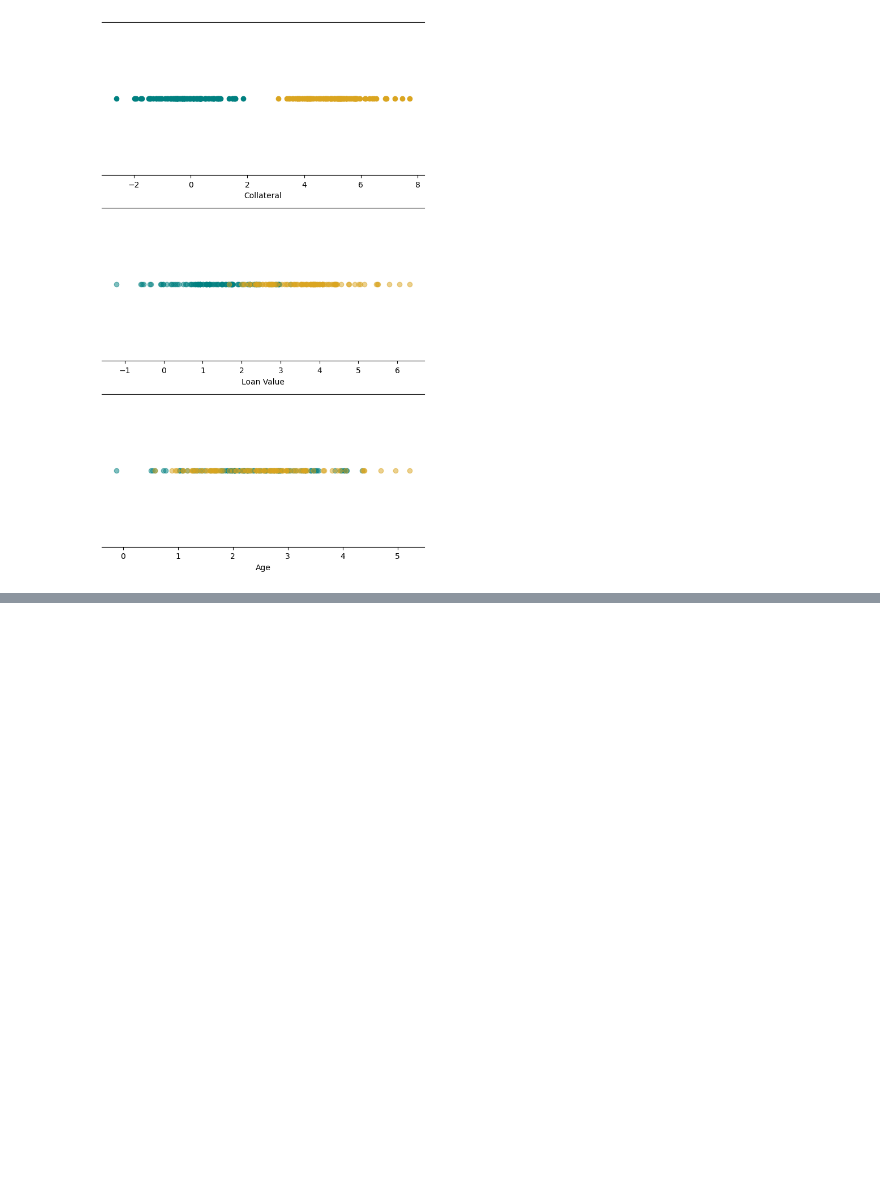
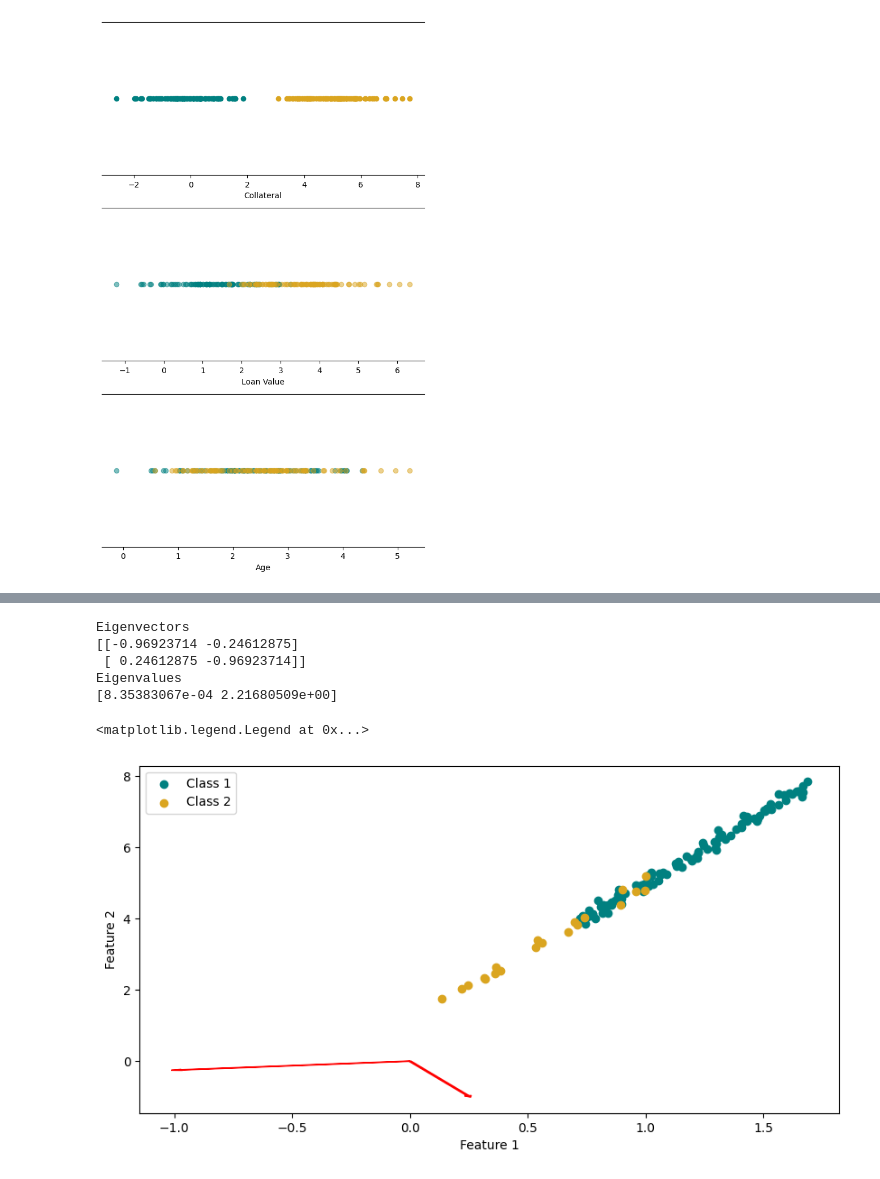
Before and after one commit to alrzJml/credit_presentation, a Jupyter notebook: d3/01_scatter.ipynb, the cells around one changed output, grey strips where cells are left out. Saved outputs shown, nothing was run; the diff lists cells and outputs as text; code cells hidden in the pictures; blank space fills up the shorter version.

```diff
--- a/d3/01_scatter.ipynb
+++ b/d3/01_scatter.ipynb
@@ -412,0 +485,26 @@ plt.show()
+# %%
+# find eigen values and eigen vectors
+eig_vals, eig_vecs = np.linalg.eig(cov_mat)
+# %%
+print('Eigenvectors \n%s' %eig_vecs)
+
+print('Eigenvalues \n%s' %eig_vals)
+# %% [output]
+Eigenvectors
+[[-0.96923714 -0.24612875]
+ [ 0.24612875 -0.96923714]]
+Eigenvalues
+[8.35383067e-04 2.21680509e+00]
+# %%
+# plot eigen vectors
+plt.figure(figsize=(10, 5))
+plt.scatter(class_1_data[:, 0], class_1_data[:, 1], c='teal', label='Class 1')
+plt.scatter(class_2_data[:, 0], class_2_data[:, 1], c='goldenrod', label='Class 2')
+plt.xlabel('Feature 1')
+plt.ylabel('Feature 2')
+plt.arrow(0, 0, eig_vecs[0, 0], eig_vecs[0, 1], color='red', width=0.01)
+plt.arrow(0, 0, eig_vecs[1, 0], eig_vecs[1, 1], color='red', width=0.01)
+plt.legend()
+# %% [output]
+<matplotlib.legend.Legend at 0x...>
+[figure, added]
```
Also changed, not shown: parts of 7 cells of this notebook, 17 other files.
